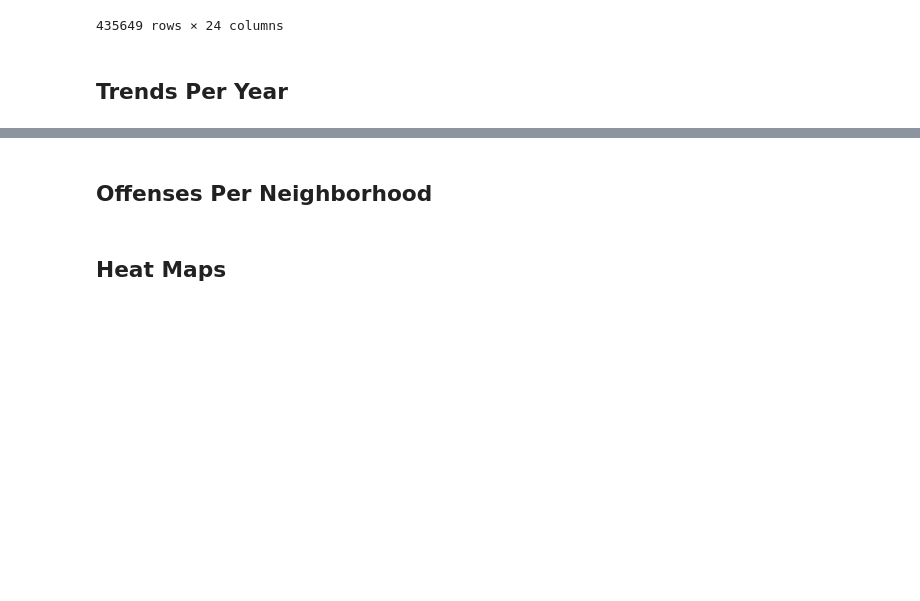
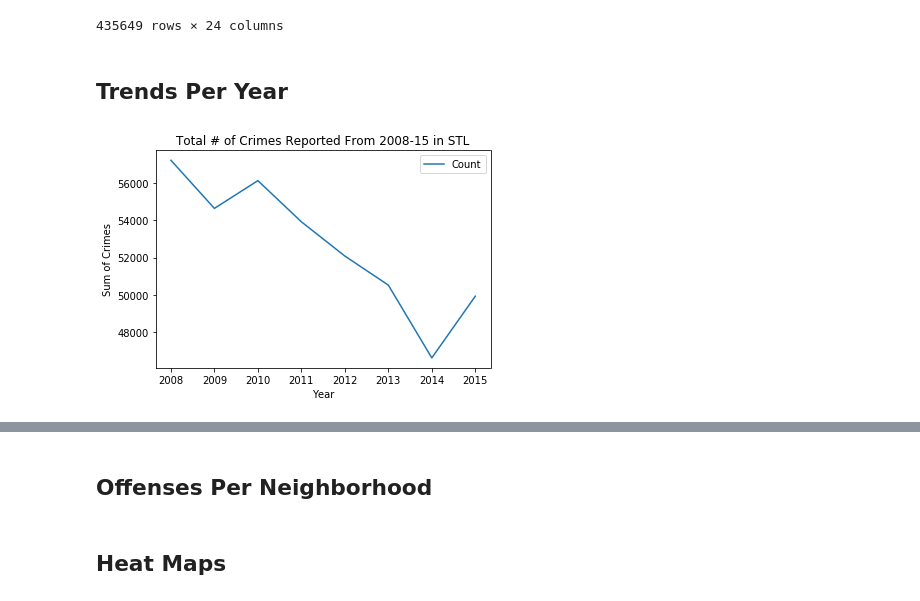
Before and after one commit to colepierie/Crime_Analysis, a Jupyter notebook: CrimeAnalysis.ipynb, the cells around one changed output, grey strips where cells are left out. Saved outputs shown, nothing was run; the diff lists cells and outputs as text; code cells hidden in the pictures; blank space fills up the shorter version.

```diff
--- a/CrimeAnalysis.ipynb
+++ b/CrimeAnalysis.ipynb
@@ -136,0 +148,11 @@ crime_df
+# %%
+minicrime = crime_df[["Count", "Year"]]
+overall_crime = minicrime.groupby(['Year']).sum()
+# %%
+tot_crime = overall_crime.plot(kind="line", title="Total # of Crimes Reported From 2008-15 in STL")
+tot_crime.set_xlabel("Year")
+tot_crime.set_ylabel("Sum of Crimes")
+
+plt.show()
+# %% [output]
+[figure, added]
```
Also changed, not shown: parts of 13 cells of this notebook.
